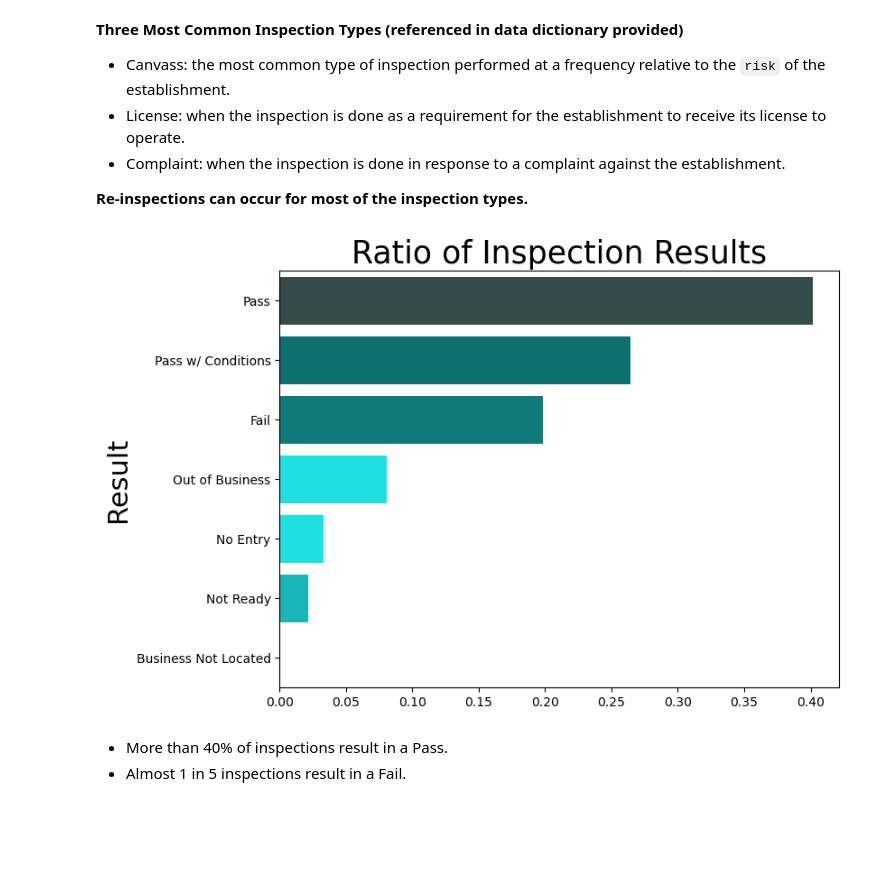
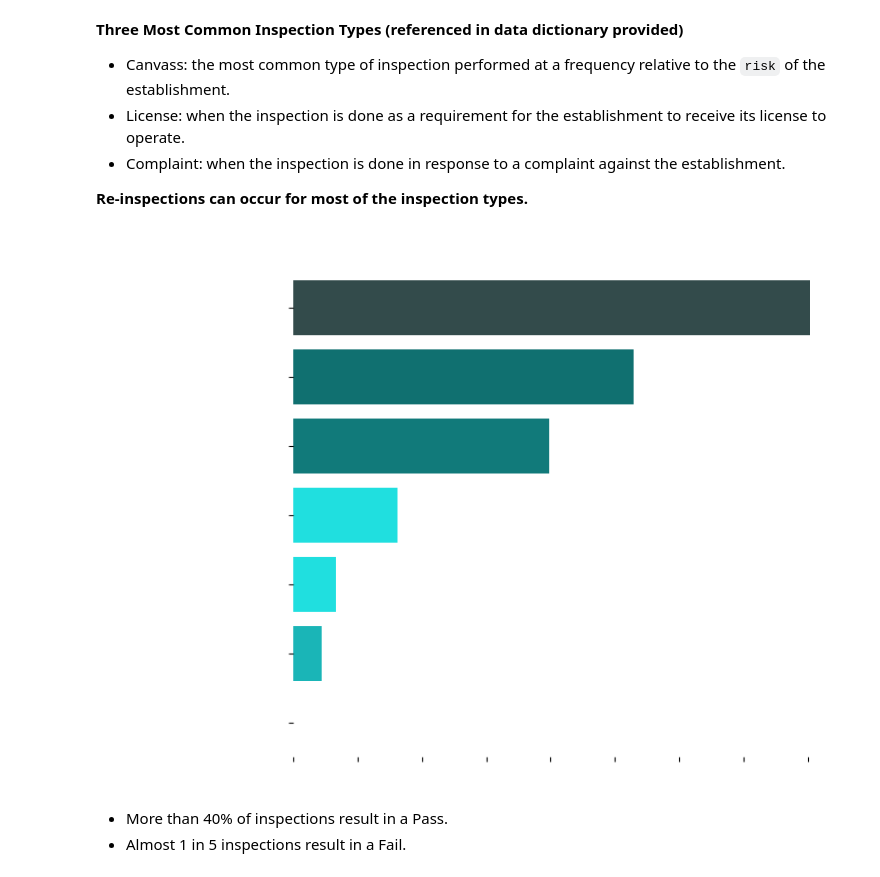
Before and after one commit to CharlesCro/food-inspections, a Jupyter notebook: code/notebooks/01_EDA.ipynb, the cells around one changed output. Drawn from its saved outputs; the diff is of its cells as text; code cells hidden in the pictures; blank space fills up the shorter version.

```diff
--- a/code/notebooks/01_EDA.ipynb
+++ b/code/notebooks/01_EDA.ipynb
@@ -231,9 +241,24 @@ sns.barplot(x = types.values,
             hue = types.index,
             legend = False)
 
-plt.title('Inspection Type Ratios', fontsize = 25)
-plt.ylabel('Inspection Type', fontsize = 22)
+# Customization altered to match aesthetic of presentation and may not appear correctly in notebook if you have light theme.
+plt.title('Inspection Type Ratios', color = 'white', fontsize = 25, fontweight = 'bold')
+plt.ylabel('Inspection Type', color = 'white', fontsize = 22, fontweight = 'bold')
 
+plt.xticks(color = 'white')
+plt.yticks(color = 'white')
+
+ax = plt.gca()
+
+# Set to transparent.
+ax.patch.set_alpha(0)
+plt.gcf().patch.set_alpha(0)
+
+# Remove borders.
+for spine in ['top', 'right', 'left', 'bottom']:
+    ax.spines[spine].set_visible(False)
+
+plt.tight_layout()
 # Save plot to images folder.
 plt.savefig('../../images/inspection_types.png');
 # %% [output]
@@ -249,23 +274,39 @@ plt.savefig('../../images/inspection_types.png');
 # %%
 # Inspecton results visualized.
 results = chicago['results'].value_counts(normalize = True)
 
 plt.figure(figsize =  (8, 6))
 
 sns.barplot(x = results.values,
             y = results.index,
             orient = 'h',
             palette = ['darkslategray', 'teal', 'darkcyan', 'aqua', 'cyan', 'darkturquoise', 'cadetblue'],
             hue = results.index,
             legend = False)
 
-plt.title('Ratio of Inspection Results', fontsize = 25)
-plt.ylabel('Result', fontsize = 22)
+# Customization altered to match aesthetic of presentation and may not appear correctly in notebook if you have light theme.
+plt.title('Ratio of Inspection Results', color = 'white', fontsize = 25, fontweight = 'bold')
+plt.ylabel('Result', color = 'white', fontsize = 25, fontweight = 'bold')
+plt.xlabel('')
 
+plt.xticks(color = 'white')
+plt.yticks(color = 'white')
+
+ax = plt.gca()
+
+# Set to transparent.
+ax.patch.set_alpha(0)
+plt.gcf().patch.set_alpha(0)
+
+# Remove borders.
+for spine in ['top', 'right', 'left', 'bottom']:
+    ax.spines[spine].set_visible(False)
+
+plt.tight_layout()
 # Save plot to images folder
 plt.savefig('../../images/inspection_results.png');
 # %% [output]
-[figure, old version]
+[figure, new version]
 # %% [markdown]
 - More than 40% of inspections result in a Pass.
 - Almost 1 in 5 inspections result in a Fail.
```
Also changed, not shown: parts of 6 cells of this notebook, 16 other files.
